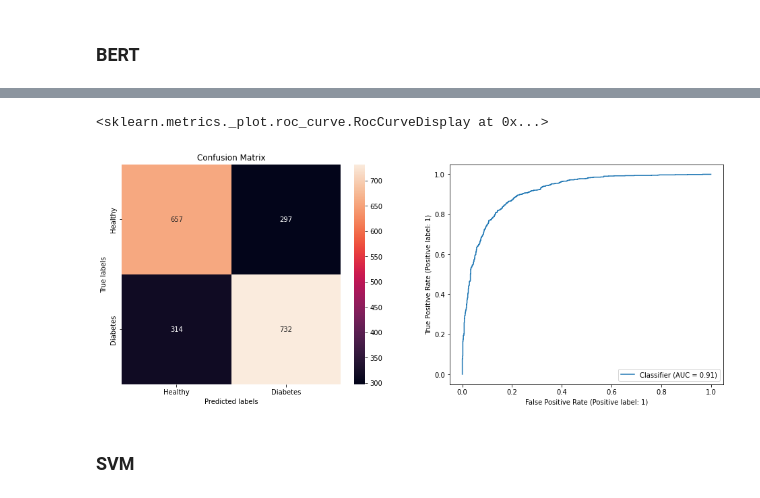
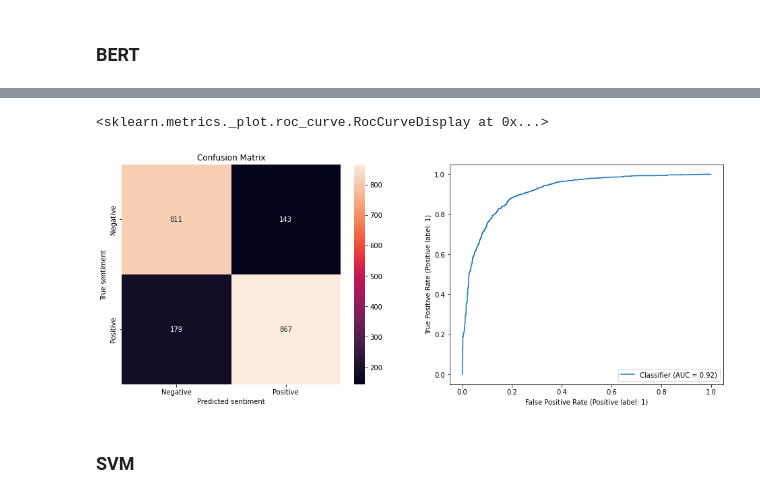
Before and after one commit to PatrikDurdevic/Conformal-Prediction-for-NLP-Sentiment-Classification, a Jupyter notebook: BSc_Thesis.ipynb, the cells around one changed output, grey strips where cells are left out. Cells and saved outputs as stored; diff of their text form; code cells hidden in the pictures.

Commit message:
Fixed confusion matrix labels

```diff
--- a/BSc_Thesis.ipynb
+++ b/BSc_Thesis.ipynb
@@ -98,21 +174,21 @@ sns.histplot(data_bert[0])
 # %%
 from sklearn.metrics import confusion_matrix
 import matplotlib.pyplot as plt
 
 threshold = 0.5
-y_hat = (data_lgb[0] > threshold).astype('float')
+y_hat = (data_bert[0] > threshold).astype('float')
 
 fig, ax = plt.subplots(1, 2, figsize=(16,6))
-sns.heatmap(confusion_matrix(data_lgb[1], y_hat), annot=True, fmt='g', ax=ax[0])
-ax[0].set_xlabel('Predicted labels');ax[0].set_ylabel('True labels');
+sns.heatmap(confusion_matrix(data_bert[1], y_hat), annot=True, fmt='g', ax=ax[0])
+ax[0].set_xlabel('Predicted sentiment'); ax[0].set_ylabel('True sentiment')
 ax[0].set_title('Confusion Matrix')
-ax[0].xaxis.set_ticklabels(['Healthy', 'Diabetes']); ax[0].yaxis.set_ticklabels(['Healthy', 'Diabetes'])
+ax[0].xaxis.set_ticklabels(['Negative', 'Positive']); ax[0].yaxis.set_ticklabels(['Negative', 'Positive'])
 
 from sklearn.metrics import RocCurveDisplay
-RocCurveDisplay.from_predictions(data_lgb[1], predicted_proba[:,1], ax=ax[1])
+RocCurveDisplay.from_predictions(data_bert[1], predicted_proba[:,1], ax=ax[1])
 # %% [output]
 <sklearn.metrics._plot.roc_curve.RocCurveDisplay at 0x...>
-[figure, old version]
+[figure, new version]
 # %% [markdown]
 ### SVM
 # %%
```
Also changed, not shown: parts of 13 cells of this notebook.
